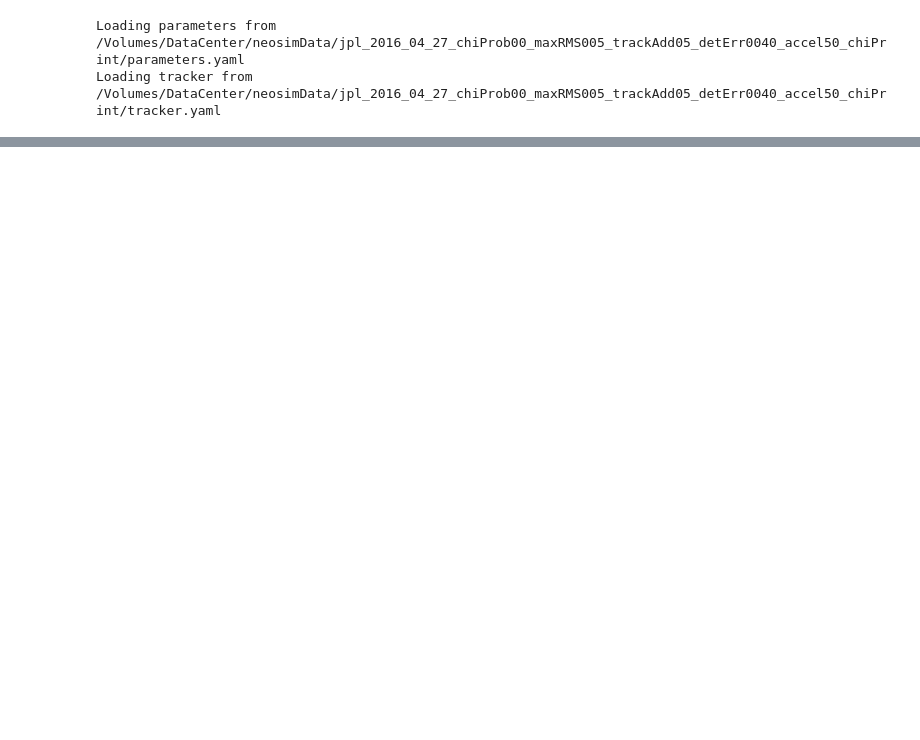
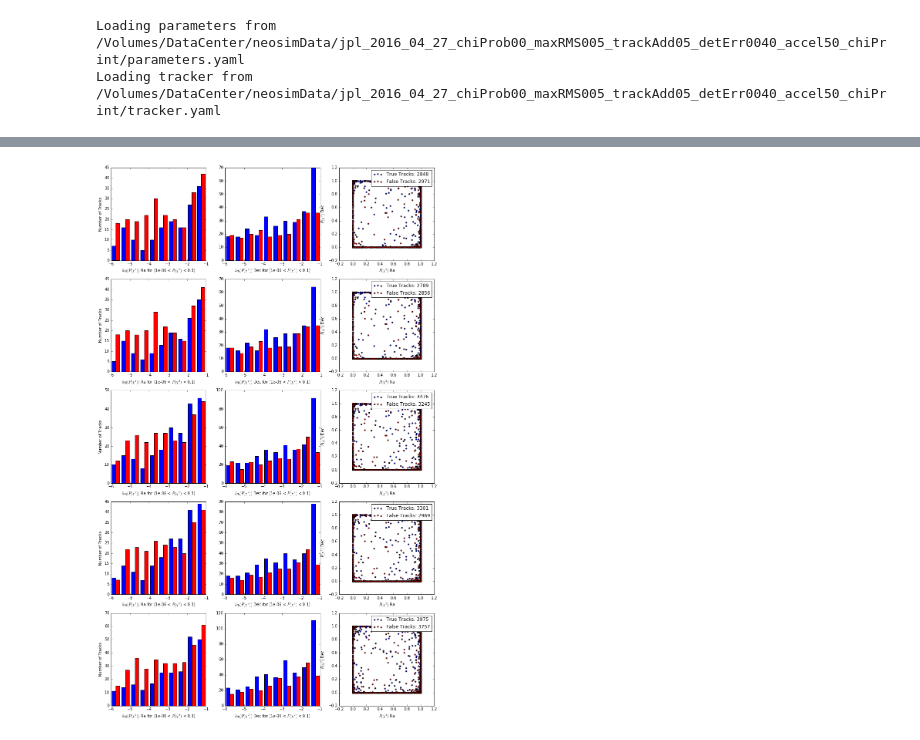
Before and after one commit to moeyensj/NEOsim, a Jupyter notebook: notebooks/jplAnalysisDebug_chiProb00_maxRMS005_trackAdd05_detErr0040_accel50_chiPrint.ipynb, the cells around one changed output, grey strips where cells are left out. Drawn from its saved outputs; the diff is of its cells as text; code cells hidden in the pictures; blank space fills up the shorter version.

```diff
--- a/notebooks/jplAnalysisDebug_chiProb00_maxRMS005_trackAdd05_detErr0040_accel50_chiPrint.ipynb
+++ b/notebooks/jplAnalysisDebug_chiProb00_maxRMS005_trackAdd05_detErr0040_accel50_chiPrint.ipynb
@@ -141,0 +281,4 @@ MopsDatabase.results(con)
+# %%
+plotChiSquaredDistribution(tracker.tracks[0:5], con2, window_dbs[0:5],saveAs="chi1log.png",plotLog=True)
+# %% [output]
+[figure, added]
```
Also changed, not shown: parts of 13 cells of this notebook, 7 other files.
